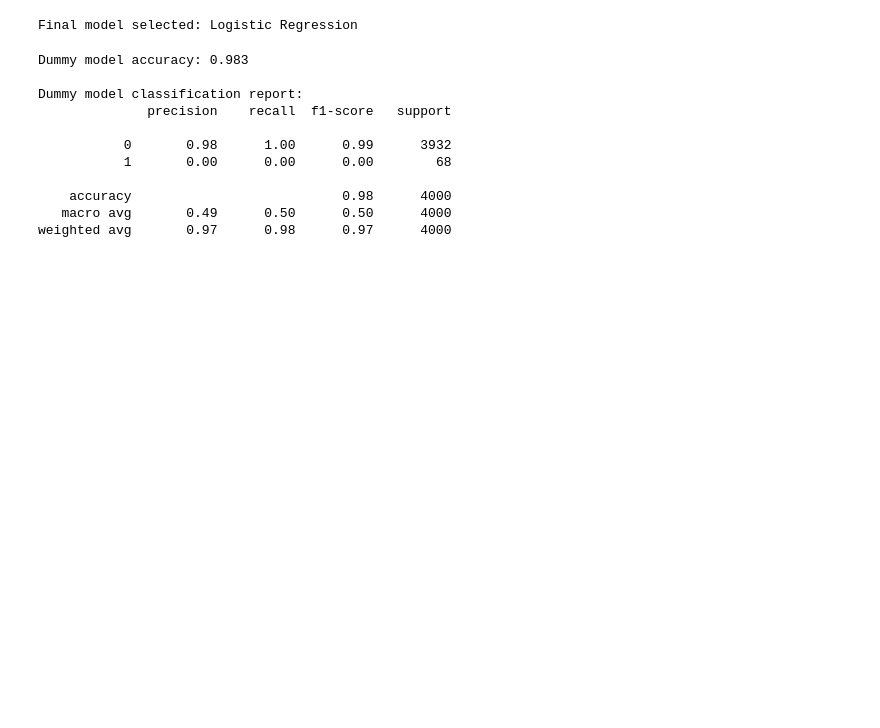
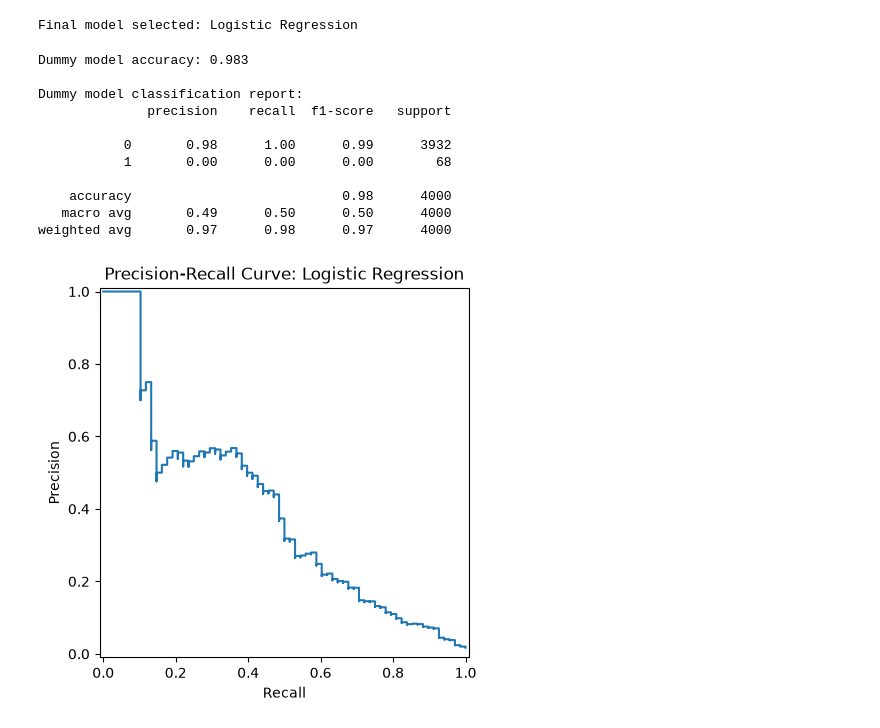
Before and after one commit to ISeckAli/Fraud-detection, a Jupyter notebook: notebooks/01_eda.ipynb, the cells around one changed output. Drawn from its saved outputs; the diff is of its cells as text; code cells hidden in the pictures; blank space fills up the shorter version.

Commit message:
Add precision-recall curve for final model

```diff
--- a/notebooks/01_eda.ipynb
+++ b/notebooks/01_eda.ipynb
@@ -511,3 +511,23 @@ Dummy model classification report:
     accuracy                           0.98      4000
    macro avg       0.49      0.50      0.50      4000
 weighted avg       0.97      0.98      0.97      4000
+# %%
+# Plot the precision-recall curve for our final model (Logistic Regression).
+# Unlike a single precision/recall number (which depends on the default
+# 0.5 threshold), this curve shows the tradeoff across ALL possible
+# thresholds - essential for deciding, in the next step, where to set
+# our actual decision point.
+#
+# predict_proba gives the model's raw probability of fraud (0.0 to 1.0)
+# for each transaction, rather than just a final yes/no decision.
+from sklearn.metrics import precision_recall_curve, PrecisionRecallDisplay
+
+y_proba = final_model.predict_proba(X_test_scaled)[:, 1]
+
+precision, recall, thresholds = precision_recall_curve(y_test, y_proba)
+
+PrecisionRecallDisplay(precision=precision, recall=recall).plot()
+plt.title("Precision-Recall Curve: Logistic Regression")
+plt.show()
+# %% [output]
+[figure, added]
```
